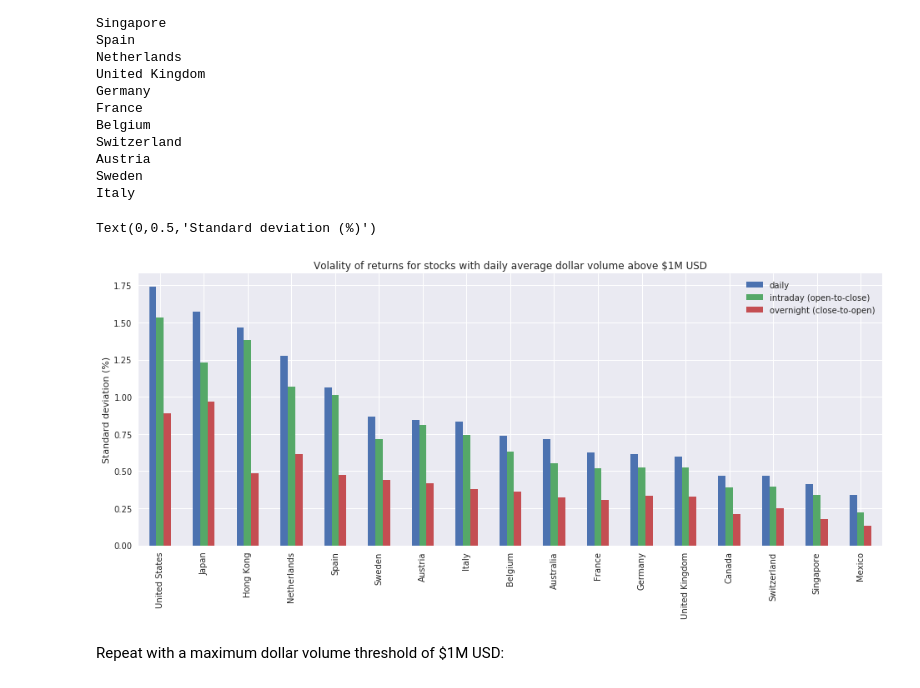
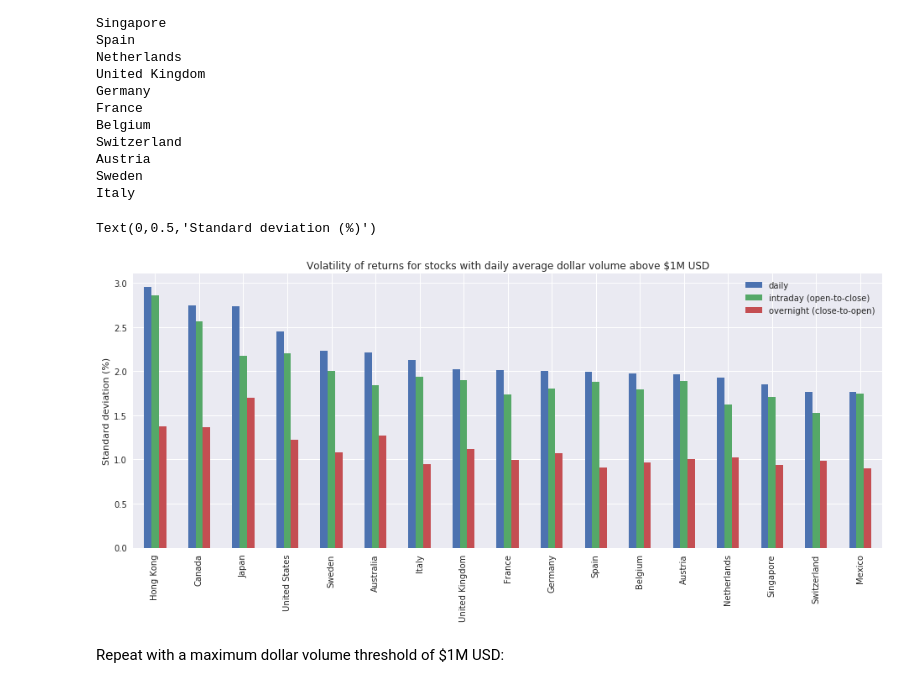
Before and after one commit to quantrocket-codeload/global-market-profiles, a Jupyter notebook: global_market_profiles/Volatility.ipynb, the cells around one changed output. Saved outputs shown, nothing was run; the diff lists cells and outputs as text; code cells hidden in the pictures.

Commit message:
improvements to volatility notebook

```diff
--- a/global_market_profiles/Volatility.ipynb
+++ b/global_market_profiles/Volatility.ipynb
@@ -43,29 +43,28 @@ def get_std(db, start_date, min_dollar_volume=0, max_dollar_volume=None, univers
     closes = closes * multipliers.fillna(1) / magnifiers.fillna(1)
     opens = opens * multipliers.fillna(1) / magnifiers.fillna(1)
     dollar_volumes = closes.div(exchange_rates) * volumes
-    sufficient_dollar_volumes = dollar_volumes >= min_dollar_volume
+    avg_dollar_volumes = dollar_volumes.mean()
+    sufficient_dollar_volumes = avg_dollar_volumes >= min_dollar_volume
     if max_dollar_volume:
-        sufficient_dollar_volumes = sufficient_dollar_volumes & (dollar_volumes <= max_dollar_volume)
+        sufficient_dollar_volumes = sufficient_dollar_volumes & (avg_dollar_volumes <= max_dollar_volume)
 
     monthly_returns = (closes - closes.shift(22)) / closes.shift(22)
-    monthly_returns = monthly_returns.where(sufficient_dollar_volumes)
+    monthly_returns = monthly_returns
     monthly_returns = monthly_returns.where((monthly_returns > -0.9) & (monthly_returns < 9), 0)
-    monthly_std = monthly_returns.std().mean()
+    monthly_std = monthly_returns.std()[sufficient_dollar_volumes].mean()
 
-    cc_returns = closes.pct_change().where(sufficient_dollar_volumes)
+    cc_returns = closes.pct_change()
     # Ignore outliers
-    cc_returns = cc_returns.where((cc_returns > -0.9) & (cc_returns < 9), 0)
-    cc_std = cc_returns.std().mean()
+    cc_returns = cc_returns.where((cc_returns > -0.5) & (cc_returns < 1))
+    cc_std = cc_returns.std()[sufficient_dollar_volumes].mean()
 
     co_returns = (opens - closes.shift()) / closes.shift()
-    co_returns = co_returns.where(sufficient_dollar_volumes)
-    co_returns = co_returns.where((co_returns > -0.9) & (co_returns < 9), 0)
-    co_std = co_returns.std().mean()
+    co_returns = co_returns.where((co_returns > -0.5) & (co_returns < 1))
+    co_std = co_returns.std()[sufficient_dollar_volumes].mean()
 
     oc_returns = (closes - opens) / opens
-    oc_returns = oc_returns.where(sufficient_dollar_volumes)
-    oc_returns = oc_returns.where((oc_returns > -0.9) & (oc_returns < 9), 0)
-    oc_std = oc_returns.std().mean()
+    oc_returns = oc_returns.where((oc_returns > -0.5) & (oc_returns < 1))
+    oc_std = oc_returns.std()[sufficient_dollar_volumes].mean()
 
     return {
         "monthly": monthly_std,
@@ -169,11 +211,11 @@ Austria
 Sweden
 Italy
 # %%
-ax = volatilities.drop("monthly", axis=1).sort_values("daily", ascending=False).plot(kind="bar", title="Volality of returns for stocks with daily average dollar volume above $1M USD", figsize=(16,6))
+ax = volatilities.drop("monthly", axis=1).sort_values("daily", ascending=False).plot(kind="bar", title="Volatility of returns for stocks with daily average dollar volume above $1M USD", figsize=(16,6))
 ax.set_ylabel("Standard deviation (%)")
 # %% [output]
 Text(0,0.5,'Standard deviation (%)')
-[figure, old version]
+[figure, new version]
 # %% [markdown]
 Repeat with a maximum dollar volume threshold of $1M USD:
 # %%
```
Also changed, not shown: parts of 7 cells of this notebook.
